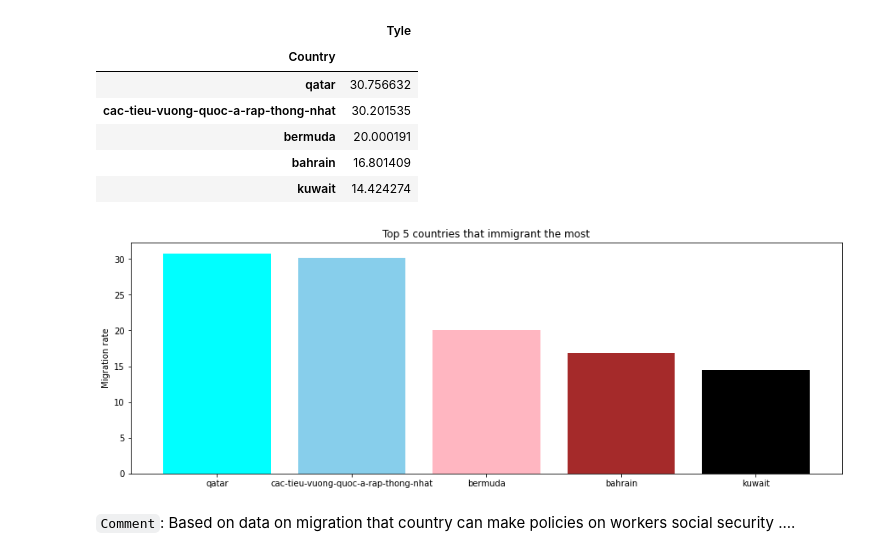
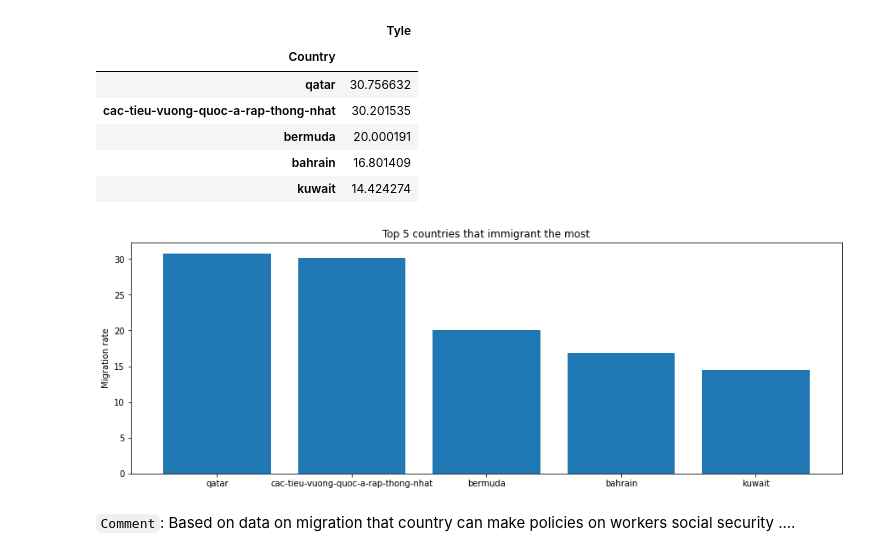
Before and after one commit to HoDangCao/Data-collection-and-population-analysis-of-Asia-and-North-America, a Jupyter notebook: DSProject - latest ver.ipynb, the cells around one changed output. Saved outputs shown, nothing was run; the diff lists cells and outputs as text; code cells hidden in the pictures.

```diff
--- a/DSProject - latest ver.ipynb
+++ b/DSProject - latest ver.ipynb
@@ -455,14 +455,14 @@ Top5_immigrant.head()
 # %%
 plt.figure(figsize=(15,5))
 y=np.arange(len(Top5_immigrant.index.array))
 x=Top5_immigrant['Tyle']
-plt.bar(y,x,color=['cyan','skyblue','lightpink','brown','black'])
+plt.bar(y,x)
 plt.xticks(y,Top5_immigrant.index)
 plt.ylabel('Migration rate')
 plt.title('Top 5 countries that immigrant the most')
 plt.show()
 # %% [output]
-[figure, old version]
+[figure, new version]
 # %% [markdown]
 `Comment`: Based on data on migration that country can make policies on workers social security ....
 # %% [markdown]
```
Also changed, not shown: parts of 9 cells of this notebook.
